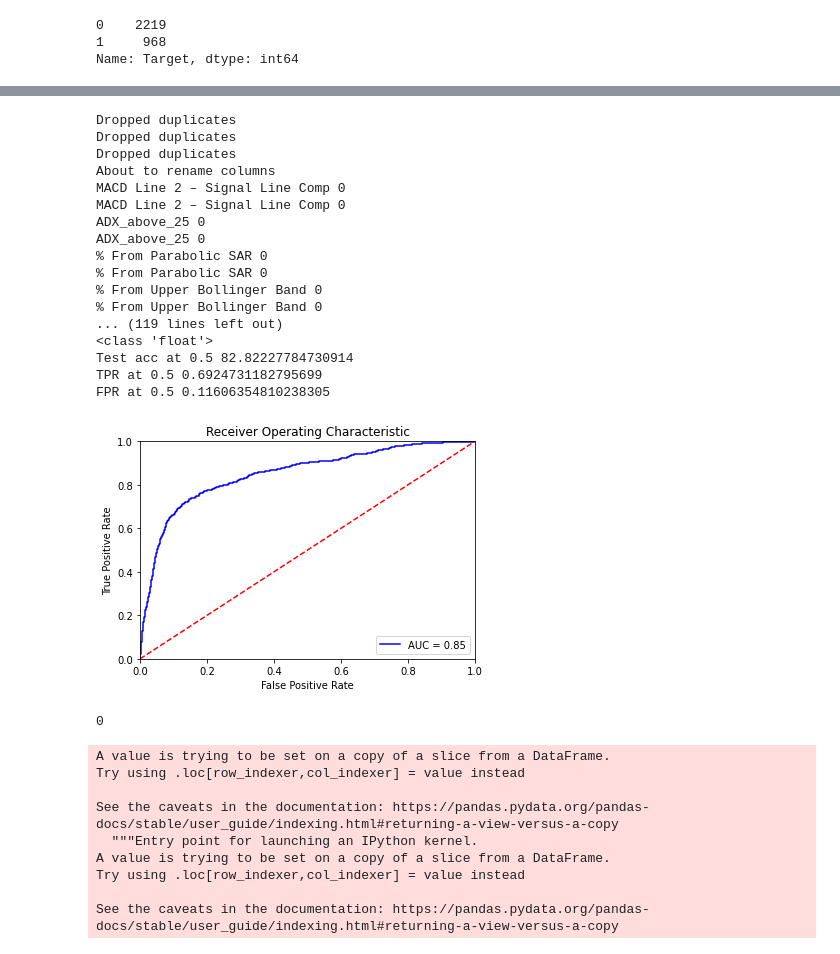
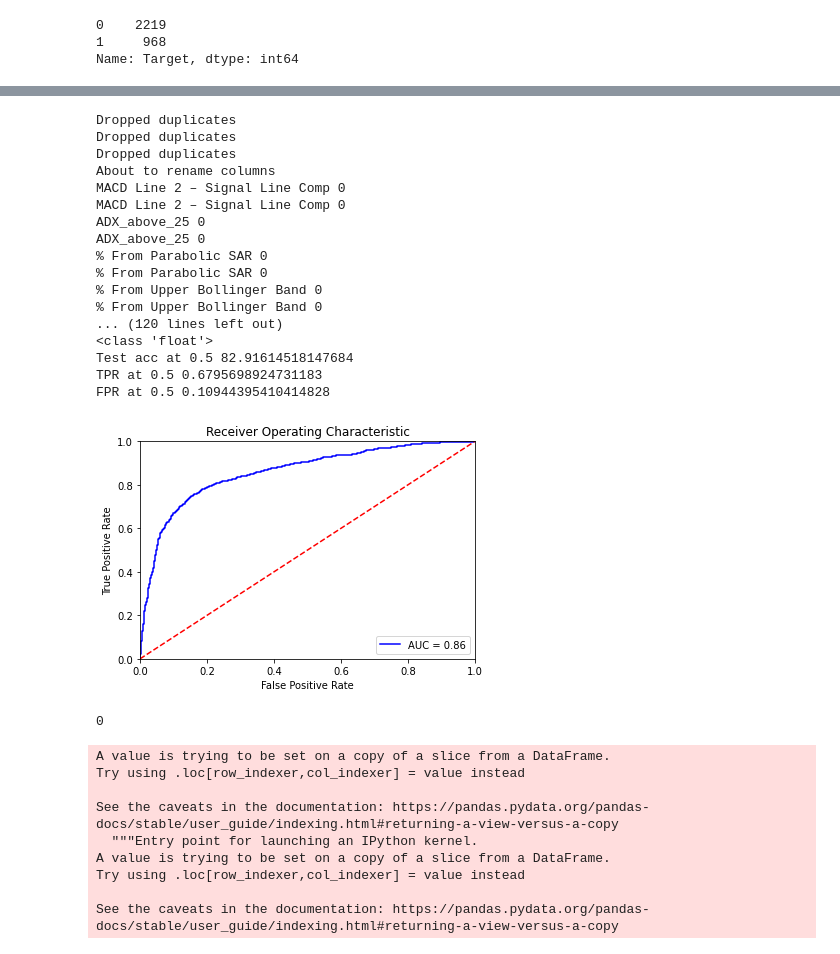
Before and after one commit to paras953/stock_market_prediction_technicals, a Jupyter notebook: Technical_model_git_v1.ipynb, the cells around one changed output, grey strips where cells are left out. Saved outputs shown, nothing was run; the diff lists cells and outputs as text; code cells hidden in the pictures.

```diff
--- a/Technical_model_git_v1.ipynb
+++ b/Technical_model_git_v1.ipynb
@@ -344,5 +308,7 @@ def create_trigger(final_merge,rename_t_minus_1,rename_t,col_name,col_type='cont
   return final_merge
 # %%
+model_name='logit'
+
 t='9_29_2021'
 t_minus_1='9_30_2021'
 t_plus_1='10_1_2021'
@@ -417,7 +383,7 @@ def remove_correlated(final_df,thresh_corr=0.6):
     if  keys=='Gains':
       continue
     #print(keys)
-    if 'Close Price' in keys or 'Target' in keys or 'Ticker' in keys or 'trigger' in keys:
+    if 'Close Price' in keys or 'Target' in keys or 'Ticker' in keys or 'trigger' in keys or 'flag' in keys:
       print('Ignoring {}'.format(keys))
       continue
     corr=final_df[keys].corr(final_df['Gains'])
@@ -830,41 +825,42 @@ column_to_be_selected.append(rename_t['Ticker']) #as a key to join dataframes
 column_to_be_selected.append(rename_t['Close Price']) #as a key to join dataframes
 final_merge=final_merge[column_to_be_selected]
 
 
 
 
 #-----------------------------------------------------------------------#
 final_merge=create_target(final_merge,df_t_plus_1,rename_t,rename_t_plus_1,gain_perc=gain_perc)
 for items in final_merge.columns:
   print(items)
 
 
 final_merge=final_merge[columns_after_corr_removal]
 test_features,test_labels,stock_pkey_df=data_prep_test(final_merge)
-if norm:
+if norm and model_name=='logit':
+  print('Normalization used')
   test_features=norm_test_set(test_features,mean_dict,std_dict)
 
-preds,pred_proba=get_test_acc(log_reg,X=test_features,y=test_labels,thresh=0.5)
-plot_auc(log_reg,test_features,test_labels)
+preds,pred_proba=get_test_acc(model,X=test_features,y=test_labels,thresh=0.5)
+plot_auc(model,test_features,test_labels)
 # %% [output]
 Dropped duplicates
 Dropped duplicates
 Dropped duplicates
 About to rename columns
 MACD Line 2 – Signal Line Comp 0
 MACD Line 2 – Signal Line Comp 0
 ADX_above_25 0
 ADX_above_25 0
 % From Parabolic SAR 0
 % From Parabolic SAR 0
 % From Upper Bollinger Band 0
 % From Upper Bollinger Band 0
-... (119 lines left out)
+... (120 lines left out)
 <class 'float'>
-Test acc at 0.5 82.82227784730914
-TPR at 0.5 0.6924731182795699
-FPR at 0.5 0.11606354810238305
+Test acc at 0.5 82.91614518147684
+TPR at 0.5 0.6795698924731183
+FPR at 0.5 0.10944395410414828
-[figure, old version]
+[figure, new version]
 0
 # %%
 stock_pkey_df['preds']=preds.tolist()
```
Also changed, not shown: parts of 6 cells of this notebook.
